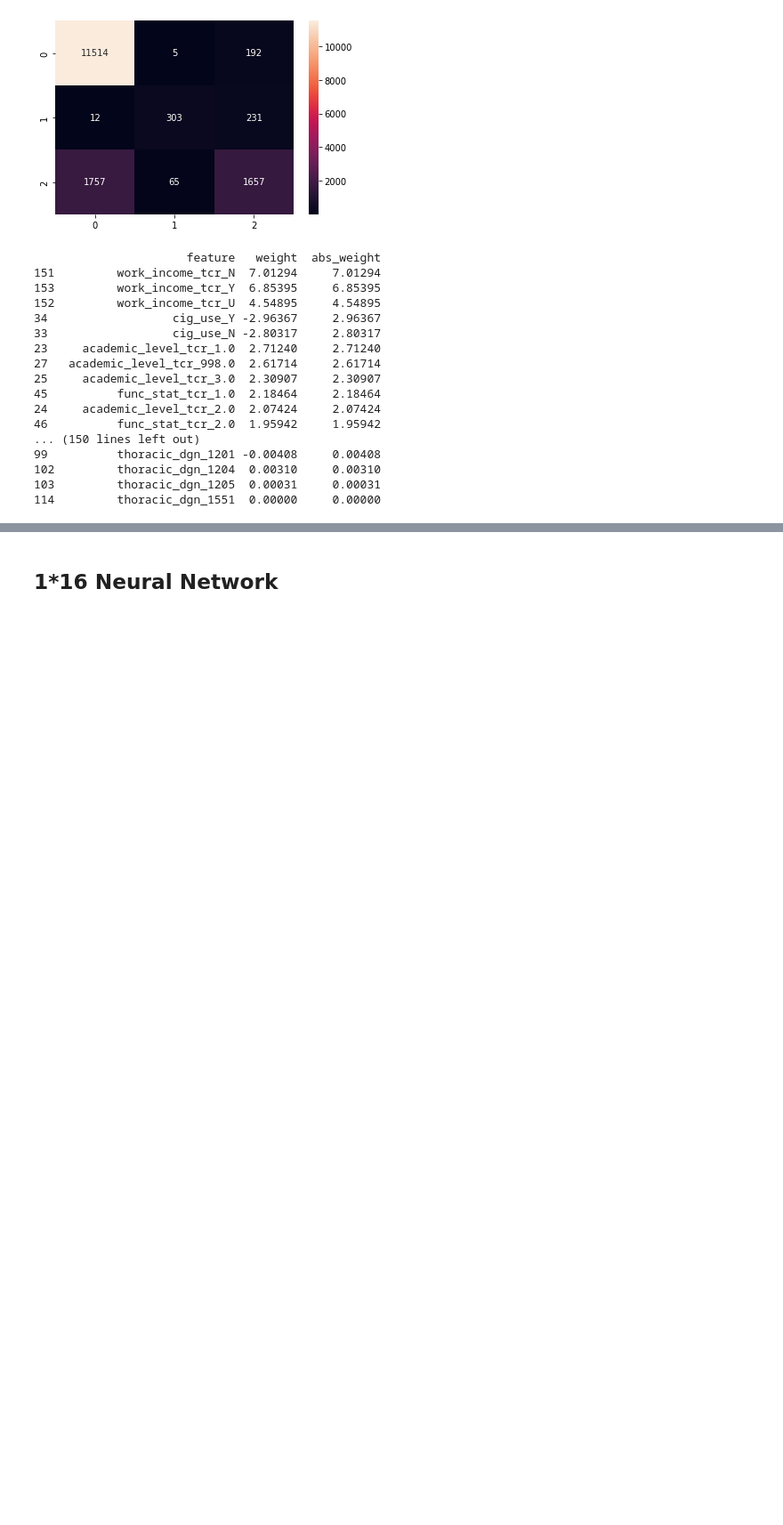
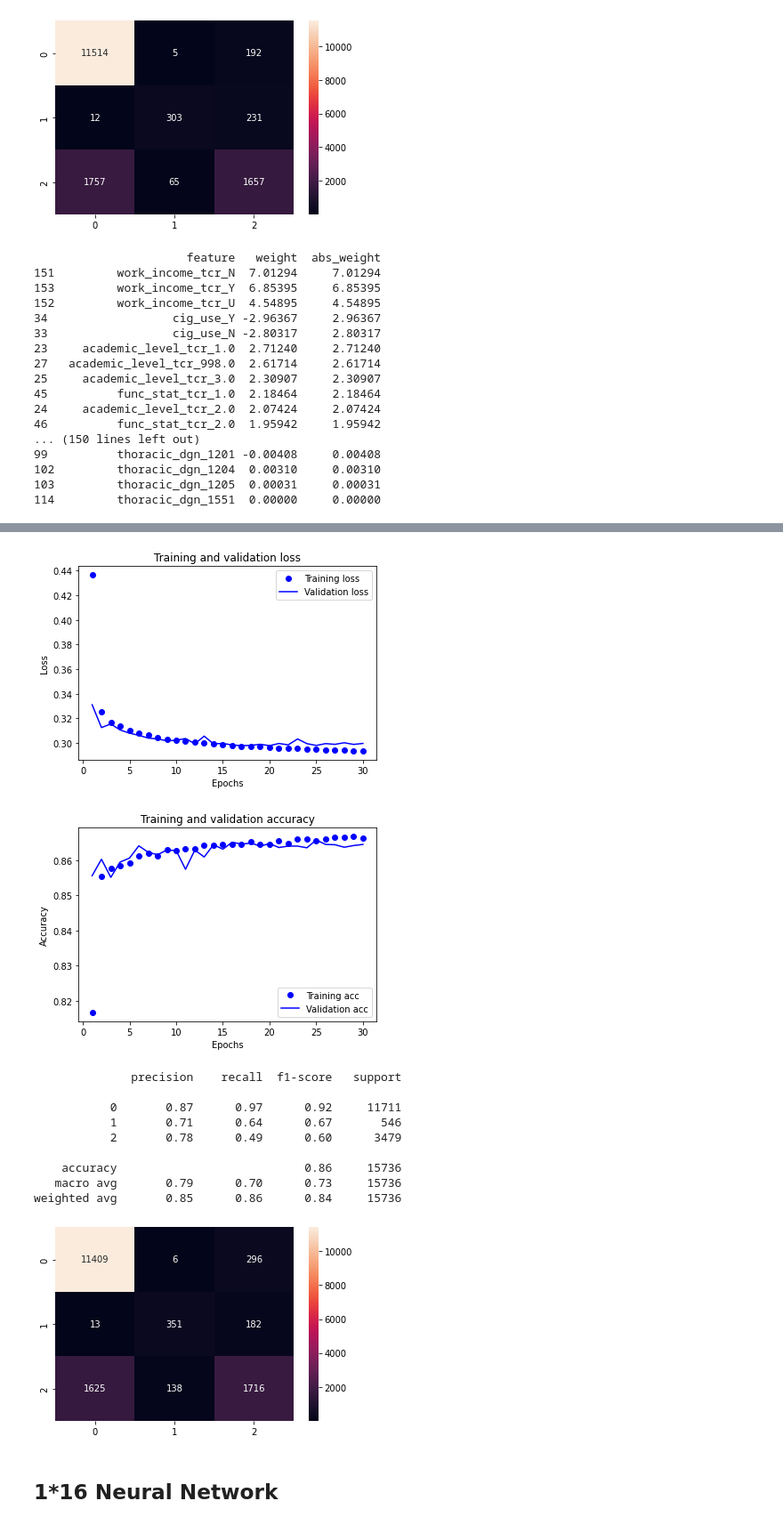
Before and after one commit to wansgar/edan70-project, a Jupyter notebook: column_categorization.ipynb, the cells around one changed output, grey strips where cells are left out. Shown at 89% size. Saved outputs shown, nothing was run; the diff lists cells and outputs as text; code cells hidden in the pictures; blank space fills up the shorter version.

```diff
--- a/column_categorization.ipynb
+++ b/column_categorization.ipynb
@@ -574,0 +577,14 @@ print(weights)
+# %%
+# 1*8 Neural network
+from keras.models import Sequential
+from keras.layers import Dense
+
+m8 = Sequential([
+    Dense(8, activation="relu", input_shape=(X_train.shape[1],)),
+    Dense(3, activation="softmax")
+])
+
+m8.compile(optimizer="adam", loss="categorical_crossentropy", metrics=["accuracy"])
+
+# no early stopping, model too simple to overfit
+history = m8.fit(X_train, y_train_d, epochs=30, validation_data=(X_val, y_val_d))
@@ -574,0 +609,5 @@ print(weights)
+# %%
+y_pred = np.argmax(m8.predict(X_test), axis=1)
+print_training_history(history)
+print_evaluation(y_test, y_pred)
+# %% [output]
@@ -575,3 +615,15 @@ print(weights)
+[figure, added]
+[figure, added]
+              precision    recall  f1-score   support
+
+           0       0.87      0.97      0.92     11711
+           1       0.71      0.64      0.67       546
+           2       0.78      0.49      0.60      3479
+
+    accuracy                           0.86     15736
+   macro avg       0.79      0.70      0.73     15736
+weighted avg       0.85      0.86      0.84     15736
+[figure, added]
 # %% [markdown]
 ## 1*16 Neural Network
 # %%
```
Also changed, not shown: parts of 14 cells of this notebook.
